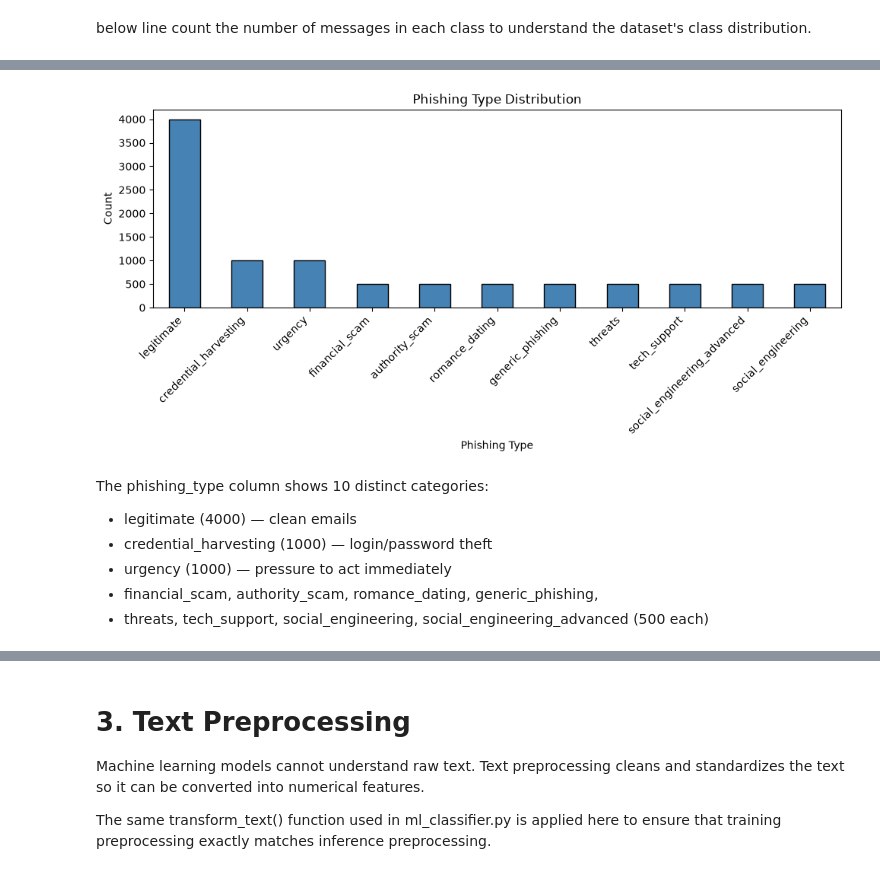
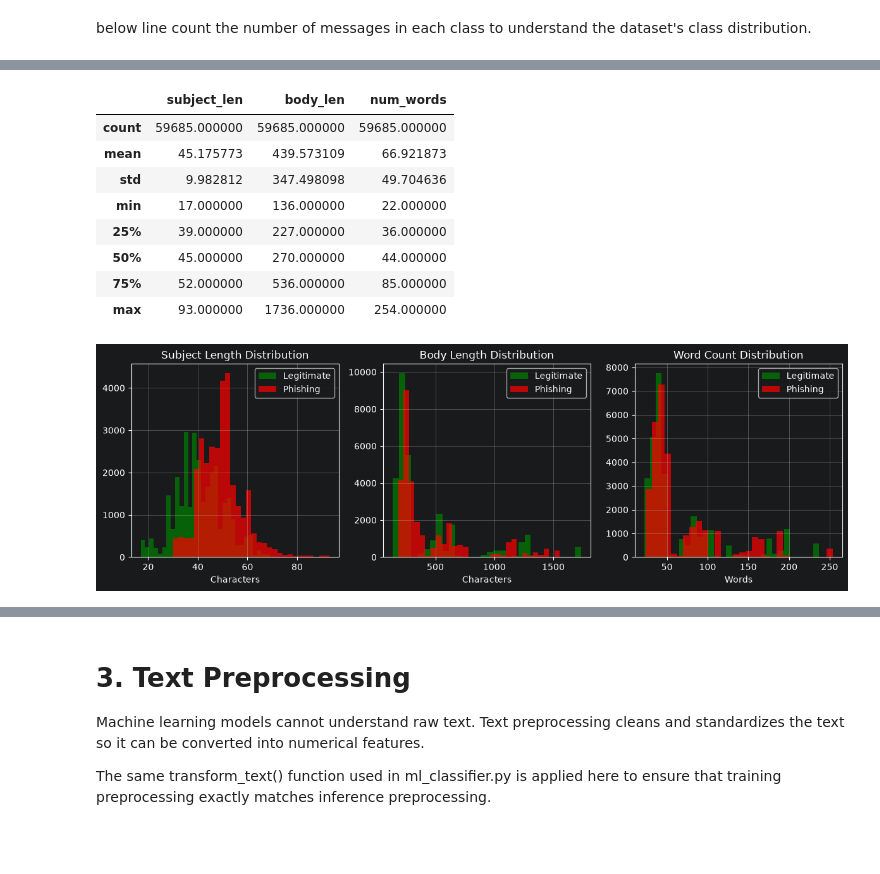
Before and after one commit to ShitalDhakal/PhishGuard, a Jupyter notebook: analyzer/services/ml_classifier.ipynb, the cells around one changed output, grey strips where cells are left out. Drawn from its saved outputs; the diff is of its cells as text; code cells hidden in the pictures; blank space fills up the shorter version.

```diff
--- a/analyzer/services/ml_classifier.ipynb
+++ b/analyzer/services/ml_classifier.ipynb
@@ -51,6 +51,8 @@ import nltk
 import string
 from collections import Counter
 # %%
-#Read the CSV file using Latin-1 character encoding to correctly interpret special characters.
-df = pd.read_csv('phishing_legit_dataset_KD_10000.csv', encoding='utf-8-sig')
+# Read the Zero-Day phishing email dataset.
+# encoding='utf-8-sig' strips the BOM (Byte Order Mark) added by Excel/Windows.
+# Without this, the first column name appears as 'ï»¿Subject' instead of 'Subject'.
+df = pd.read_csv('Zero-Day_Phishing_Emails_Corpus.csv', encoding='utf-8-sig')
 # %%
@@ -138 +124,8 @@ label
 Name: count, dtype: int64
+# %%
+# Combine the email subject and body into a single text field for model training.
+# The subject line often carries the most concentrated phishing signal
+# (e.g., "URGENT: Your account has been locked").
+df['full_text'] = df['Subject'].fillna('') + ' ' + df['Body'].fillna('')
+# Display the first three combined email texts.
+df['full_text'].head(3)
@@ -200,23 +198,46 @@ from known corpora and legitimate emails are sourced separately.
+# %%
+# Add text length columns for analysis
+df['subject_len'] = df['Subject'].apply(len)
+df['body_len']    = df['Body'].apply(len)
+df['num_words']   = df['Body'].apply(lambda x: len(str(x).split()))
+df[['subject_len', 'body_len', 'num_words']].describe()
+# %% [output]
+|  | subject_len | body_len | num_words |
+| count | 59685.000000 | 59685.000000 | 59685.000000 |
+| mean | 45.175773 | 439.573109 | 66.921873 |
+| std | 9.982812 | 347.498098 | 49.704636 |
+| min | 17.000000 | 136.000000 | 22.000000 |
+| 25% | 39.000000 | 227.000000 | 36.000000 |
+| 50% | 45.000000 | 270.000000 | 44.000000 |
+| 75% | 52.000000 | 536.000000 | 85.000000 |
+| max | 93.000000 | 1736.000000 | 254.000000 |
 # %%
-# Visualize phishing sub-type distribution
-plt.figure(figsize=(10, 5))
+# Compare body length between classes
+plt.figure(figsize=(12, 4))
 
-# #Count each phishing type and visualize the distribution using a bar chart.
-df['phishing_type'].value_counts().plot(kind='bar', color='steelblue', edgecolor='black')
-plt.title('Phishing Type Distribution')
-plt.xlabel('Phishing Type')
-plt.ylabel('Count')
-plt.xticks(rotation=45, ha='right')
+plt.subplot(1, 3, 1)
+df[df['Label'] == 0]['subject_len'].hist(bins=30, color='green', alpha=0.7, label='Legitimate')
+df[df['Label'] == 1]['subject_len'].hist(bins=30, color='red',   alpha=0.7, label='Phishing')
+plt.title('Subject Length Distribution')
+plt.xlabel('Characters')
+plt.legend()
+
+plt.subplot(1, 3, 2)
+df[df['Label'] == 0]['body_len'].hist(bins=30, color='green', alpha=0.7, label='Legitimate')
+df[df['Label'] == 1]['body_len'].hist(bins=30, color='red',   alpha=0.7, label='Phishing')
+plt.title('Body Length Distribution')
+plt.xlabel('Characters')
+plt.legend()
+
+plt.subplot(1, 3, 3)
+df[df['Label'] == 0]['num_words'].hist(bins=30, color='green', alpha=0.7, label='Legitimate')
+df[df['Label'] == 1]['num_words'].hist(bins=30, color='red',   alpha=0.7, label='Phishing')
+plt.title('Word Count Distribution')
+plt.xlabel('Words')
+plt.legend()
+
 plt.tight_layout()
 plt.show()
 # %% [output]
-[figure, old version]
+[figure, new version]
-# %% [markdown]
-The phishing_type column shows 10 distinct categories:
-
-* legitimate (4000) — clean emails
-* credential_harvesting (1000) — login/password theft
-* urgency (1000) — pressure to act immediately
-* financial_scam, authority_scam, romance_dating, generic_phishing,
-* threats, tech_support, social_engineering, social_engineering_advanced (500 each)
 # %%
```
Also changed, not shown: parts of 70 cells of this notebook, 4 other files.
